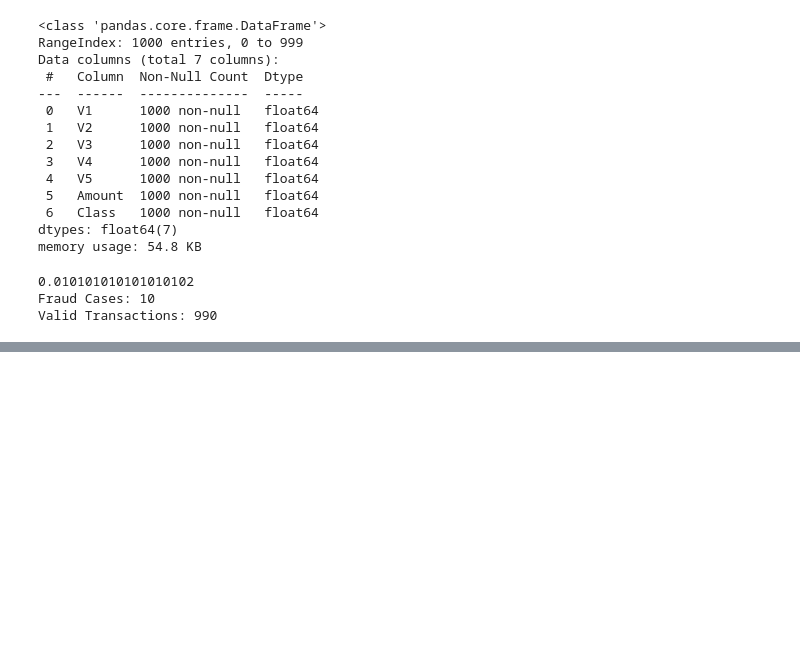
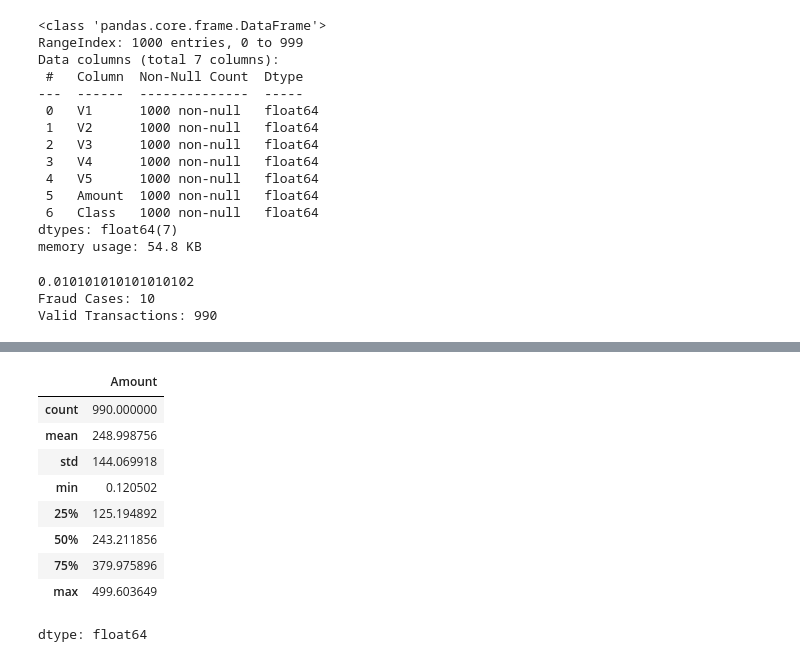
Before and after one commit to Snehay23/Credit-Card-Fraud-Prediction, a Jupyter notebook: Credit_Card.ipynb, the cells around one changed output, grey strips where cells are left out. Cells and saved outputs as stored; diff of their text form; code cells hidden in the pictures; blank space fills up the shorter version.

```diff
--- a/Credit_Card.ipynb
+++ b/Credit_Card.ipynb
@@ -73,0 +89,13 @@ fraud.Amount.describe()
+# %%
+valid.Amount.describe()
+# %% [output]
+|  | Amount |
+| count | 990.000000 |
+| mean | 248.998756 |
+| std | 144.069918 |
+| min | 0.120502 |
+| 25% | 125.194892 |
+| 50% | 243.211856 |
+| 75% | 379.975896 |
+| max | 499.603649 |
+dtype: float64
```
Also changed, not shown: parts of 7 cells of this notebook.
